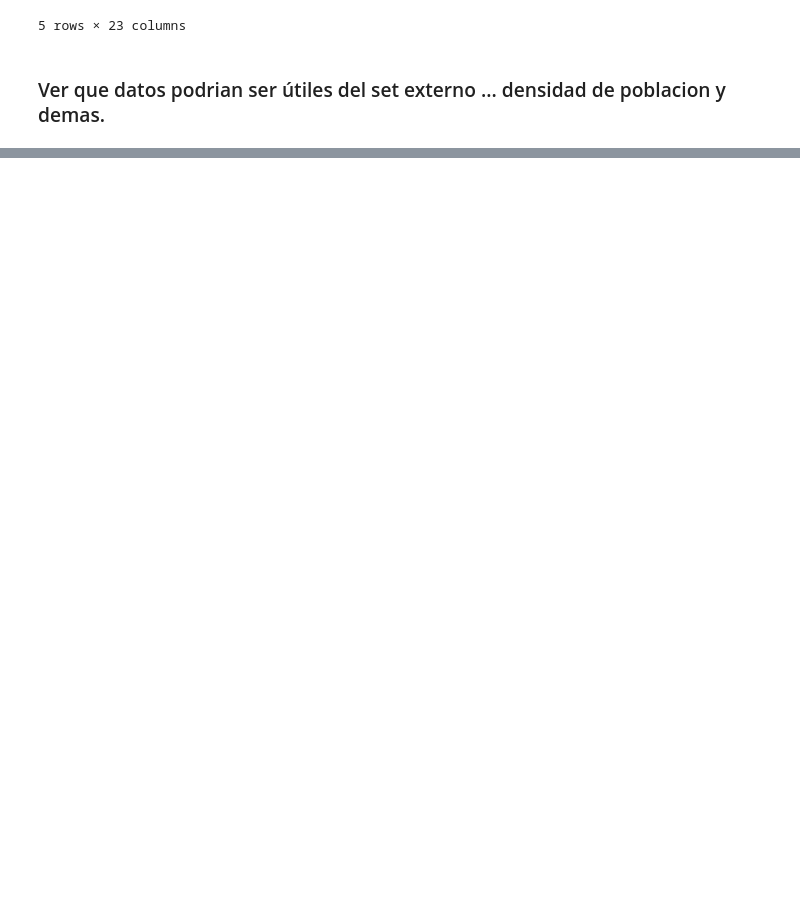
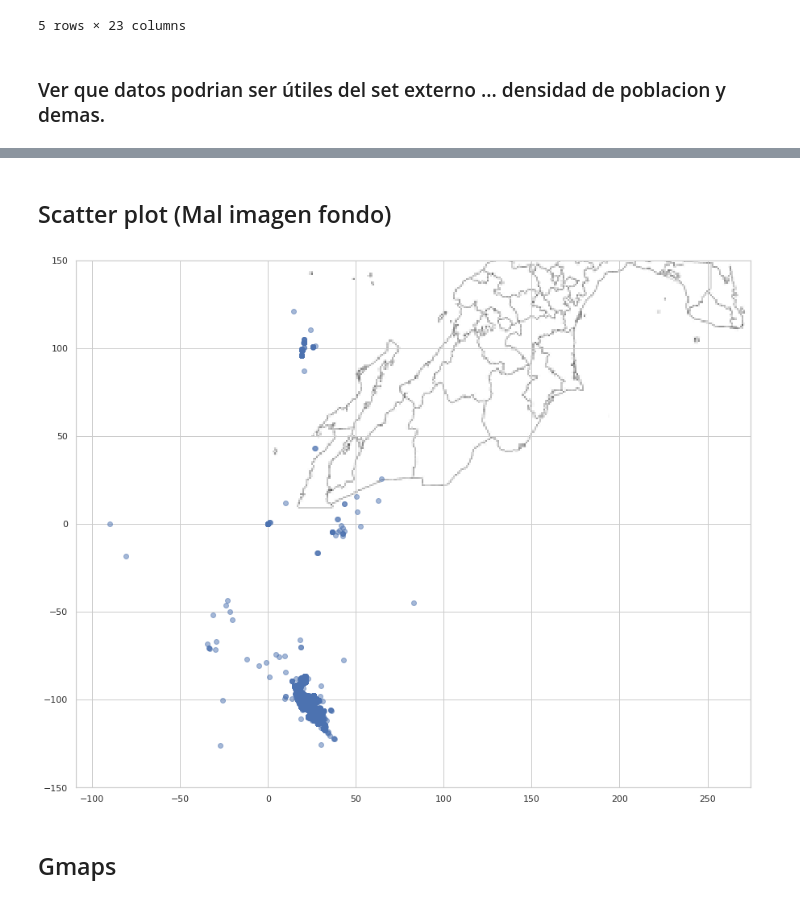
Before and after one commit to alepenaa94/Datos1-2C-2019, a Jupyter notebook: DATOS.ipynb, the cells around one changed output, grey strips where cells are left out. Drawn from its saved outputs; the diff is of its cells as text; code cells hidden in the pictures; blank space fills up the shorter version.

```diff
--- a/DATOS.ipynb
+++ b/DATOS.ipynb
@@ -116,0 +129,19 @@ df2.head()
+# %%
+df2.loc[df['id']==61461,'latitud'] = -90
+# %%
+df2['lambda'] =  list(zip(df2['latitud'], df2['longitud']))
+# %% [markdown]
+##  Scatter plot (Mal imagen fondo)
+# %%
+plt.figure(figsize=(15,15))
+im = plt.imread("Data/index.png")
+implot = plt.imshow(im)
+
+plt.scatter(x=df2['latitud'],y=df2['longitud'],alpha=0.5)
+plt.ylim(-150,150)
+
+plt.show()
+# %% [output]
+[figure, added]
+# %% [markdown]
+## Gmaps
```
Also changed, not shown: parts of 8 cells of this notebook.
